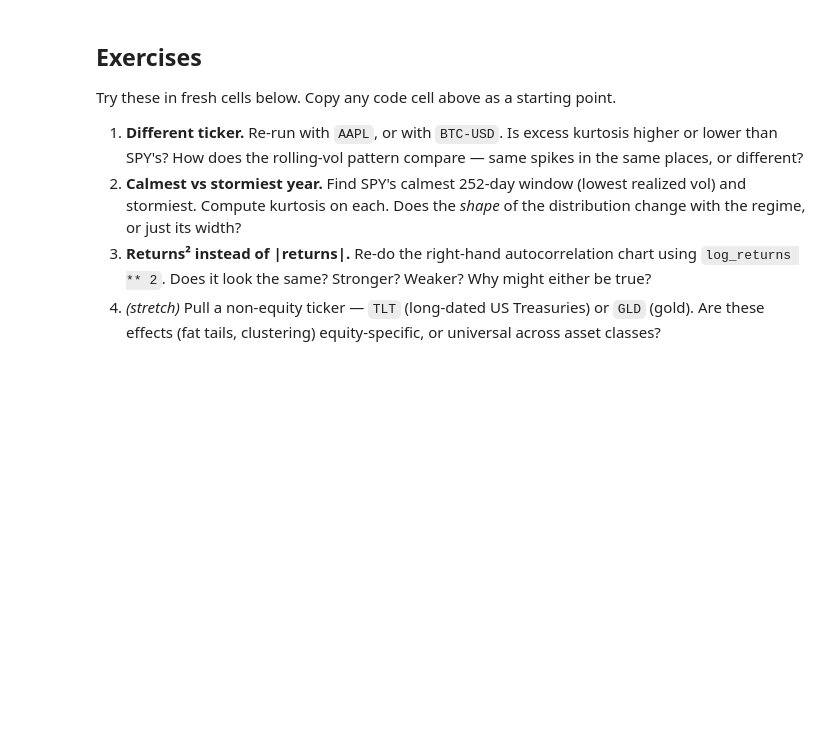
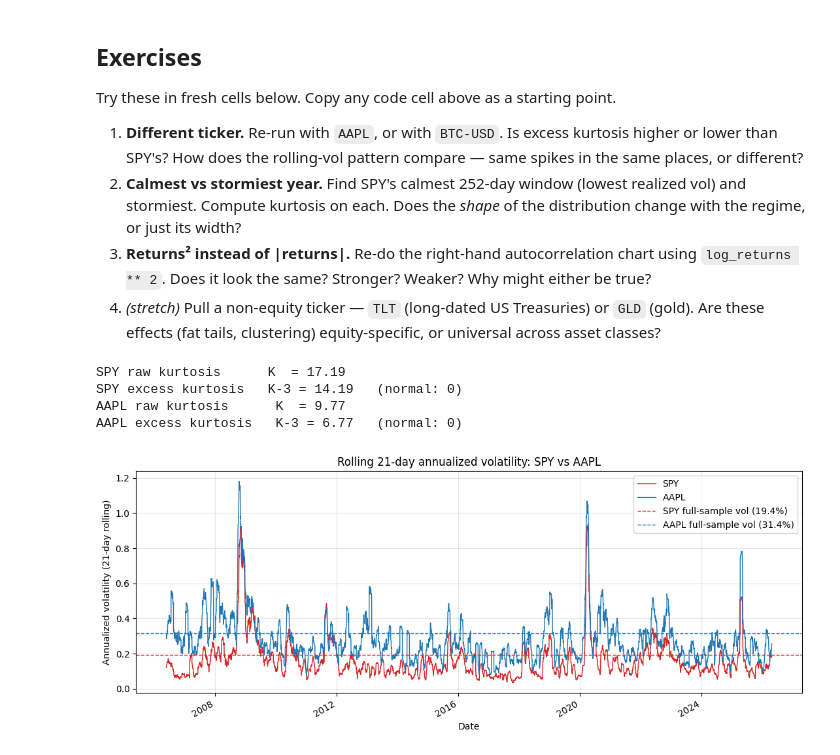
Before and after one commit to MichaelHelmers/quantitative-analysis, a Jupyter notebook: 02-risk/lesson.ipynb, the cells around one changed output. Saved outputs shown, nothing was run; the diff lists cells and outputs as text; code cells hidden in the pictures; blank space fills up the shorter version.

```diff
--- a/02-risk/lesson.ipynb
+++ b/02-risk/lesson.ipynb
@@ -305,3 +305,41 @@ Try these in fresh cells below. Copy any code cell above as a starting point.
 2. **Calmest vs stormiest year.** Find SPY's calmest 252-day window (lowest realized vol) and stormiest. Compute kurtosis on each. Does the *shape* of the distribution change with the regime, or just its width?
 3. **Returns² instead of |returns|.** Re-do the right-hand autocorrelation chart using `log_returns ** 2`. Does it look the same? Stronger? Weaker? Why might either be true?
 4. *(stretch)* Pull a non-equity ticker — `TLT` (long-dated US Treasuries) or `GLD` (gold). Are these effects (fat tails, clustering) equity-specific, or universal across asset classes?
+# %%
+aapl = "AAPL"
+aapl_data = yf.download(aapl, period="20y", progress=False)
+aapl_prices = aapl_data["Close"].squeeze()
+assert isinstance(aapl_prices, pd.Series)
+
+aapl_log_returns = np.log(aapl_prices / aapl_prices.shift(1)).dropna()
+aapl_excess_k = stats.kurtosis(aapl_log_returns, fisher=True, bias=False)
+aapl_raw_k    = aapl_excess_k + 3
+
+print(f"SPY raw kurtosis      K  = {raw_k:.2f}")
+print(f"SPY excess kurtosis   K-3 = {excess_k:.2f}   (normal: 0)")
+
+print(f"AAPL raw kurtosis      K  = {aapl_raw_k:.2f}")
+print(f"AAPL excess kurtosis   K-3 = {aapl_excess_k:.2f}   (normal: 0)")
+
+aapl_rolling_vol = aapl_log_returns.rolling(window).std() * np.sqrt(252)
+
+fig, ax = plt.subplots(figsize=(11, 4.5))
+rolling_vol.plot(ax=ax, lw=1, label="SPY", color="tab:red")
+aapl_rolling_vol.plot(ax=ax, lw=1)
+ax.set_ylabel(f"Annualized volatility ({window}-day rolling)")
+ax.set_xlabel("Date")
+ax.set_title(f"Rolling {window}-day annualized volatility: SPY vs AAPL")
+ax.axhline(log_returns.std() * np.sqrt(252), color="tab:red", ls="--", lw=1,
+           label=f"SPY full-sample vol ({log_returns.std() * np.sqrt(252):.1%})")
+ax.axhline(aapl_log_returns.std() * np.sqrt(252), color="tab:blue", ls="--", lw=1,
+           label=f"AAPL full-sample vol ({aapl_log_returns.std() * np.sqrt(252):.1%})")
+ax.legend()
+ax.grid(alpha=0.3)
+plt.tight_layout()
+plt.show()
+# %% [output]
+SPY raw kurtosis      K  = 17.19
+SPY excess kurtosis   K-3 = 14.19   (normal: 0)
+AAPL raw kurtosis      K  = 9.77
+AAPL excess kurtosis   K-3 = 6.77   (normal: 0)
+[figure, added]
```
Also changed, not shown: parts of 7 cells of this notebook.
